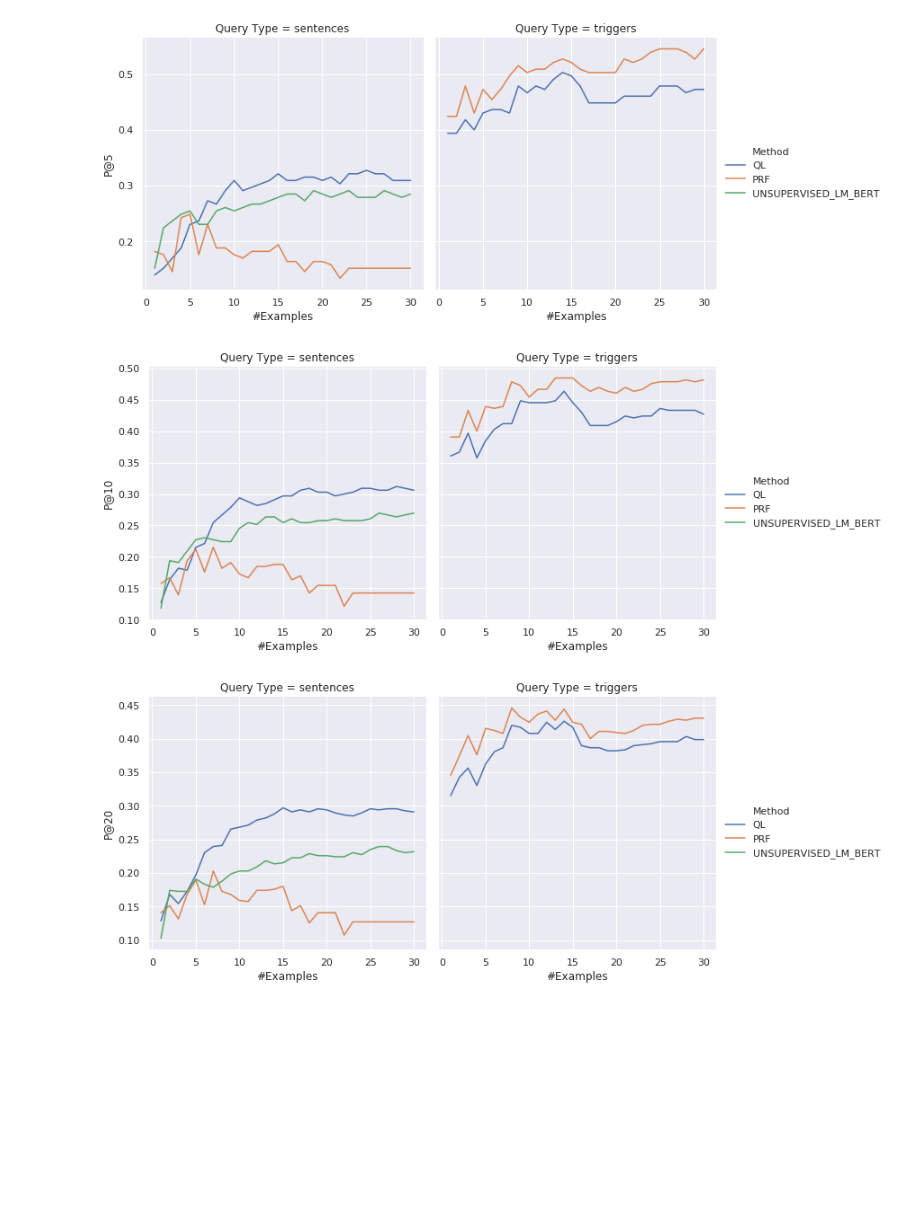
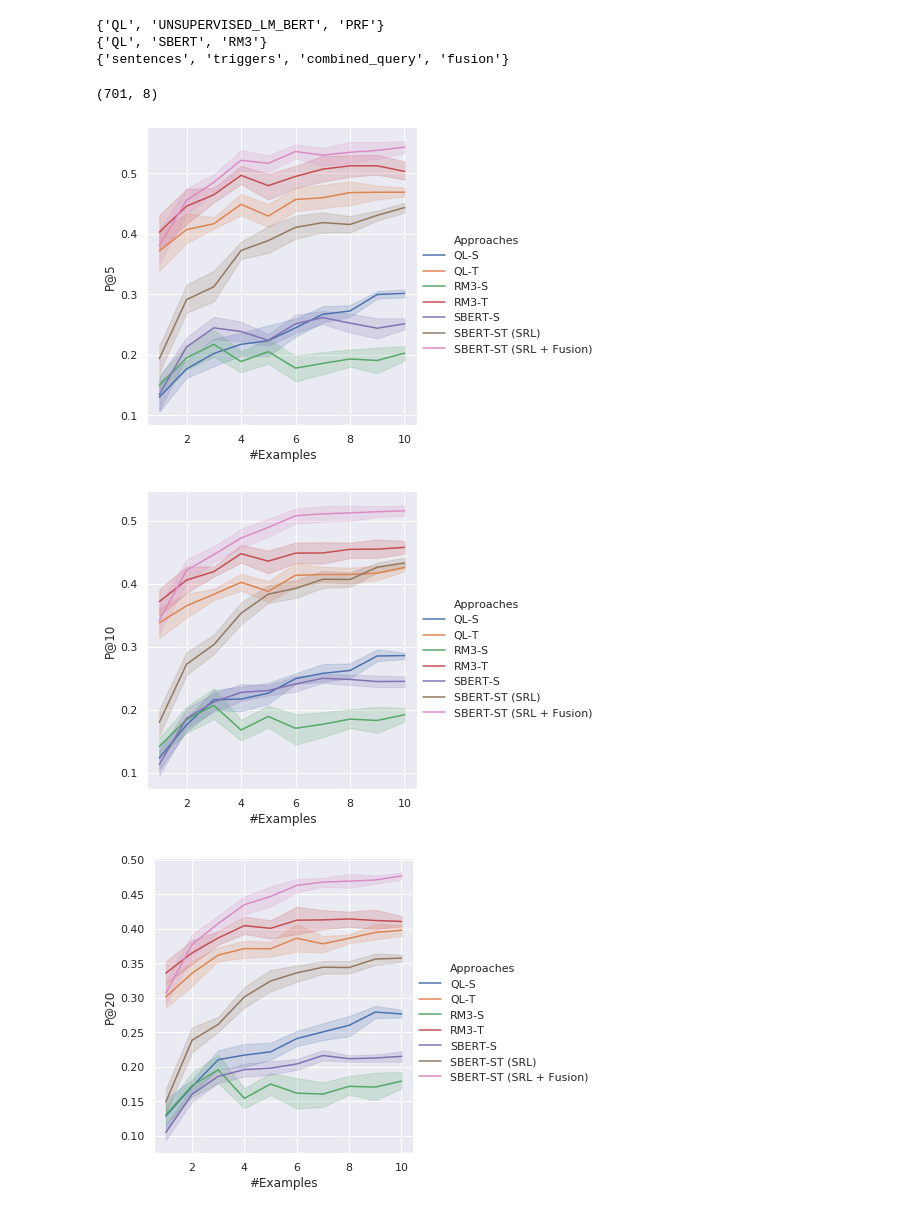
Before and after one commit to sarwar187/multilingual-event-retrieval, a Jupyter notebook: code/result/result_processing.ipynb, the cells around one changed output. Cells and saved outputs as stored; diff of their text form; code cells hidden in the pictures; blank space fills up the shorter version.

```diff
--- a/code/result/result_processing.ipynb
+++ b/code/result/result_processing.ipynb
@@ -27,7 +27,7 @@ src_lang = "chinese"
 trg_lang = "english"
 representations = ["", "", "bert"]
 approaches = ["ql", "prf", "unsupervised_lm"]
-query_types = ["sentences", "triggers", "combined_query"]
+query_types = ["sentences", "triggers", "combined_query", "fusion"]
 df_array = []
 
 for tuple in zip(approaches, representations):
@@ -52,7 +52,7 @@ for tuple in zip(approaches, representations):
         else:
             print(os.path.join(data_directory, trg_lang, "results", "data", src_lang, approach, representation, query_type, "output.res"))
 
-all_df = pd.concat(df_array)
+
 # print(set(df["Query Type"].tolist()))
 # test_df = all_df.loc[all_df["Query Type"] == "triggers"]
 # print(test_df.loc[test_df["Query Type"] == "triggers"])
@@ -61,13 +69,29 @@ Error: Data Science libraries jupyter and notebook are not installed.
+# %%
+all_df = pd.concat(df_array)
+print(set(list(all_df["Method"])))
+all_df['Method'] = all_df['Method'].map({'QL': 'QL','PRF': 'RM3', 'UNSUPERVISED_LM_BERT': "SBERT"})
+print(set(list(all_df["Method"])))
+print(set(list(all_df["Query Type"])))
+
+all_df['Query Type'] = all_df['Query Type'].map({'sentences': '-S','triggers': '-T', 'combined_query': '-ST (SRL)', 'fusion' : '-ST (SRL + Fusion)' })
+all_df["Approaches"] = all_df["Method"] + all_df["Query Type"]
+all_df.shape
+# %% [output]
+{'QL', 'UNSUPERVISED_LM_BERT', 'PRF'}
+{'QL', 'SBERT', 'RM3'}
+{'sentences', 'triggers', 'combined_query', 'fusion'}
+(701, 8)
 # %%
 metric = "P@5"
 #sns_plot = sns.relplot(x="#examples", y=metric, col="query_type", row="method", height=4, kind="line", estimator=None, data=all_df)
 #sns_plot.savefig(os.path.join(data_directory, trg_lang, "results", "figures", src_lang + "_" + metric + "_result.pdf"))
 # %%
 #sns.relplot(x="#Examples", y=metric, height=5, hue="Method", kind="line", data=all_df.loc[all_df["Query Type"]=="triggers"])
+#col = ["P@5", "P@10", "P@20", "mAP"]
 for metric in ["P@5", "P@10", "P@20", "mAP"]:
-    sns.relplot(x="#Examples", y=metric, col= "Query Type", height=5, hue="Method", kind="line", data=all_df)
+    sns_plot = sns.relplot(x="#Examples", y=metric, height=5, hue="Approaches", kind="line", data=all_df)
     sns_plot.savefig(os.path.join(data_directory, trg_lang, "results", "figures", src_lang + "_" + metric + "_result.pdf"))
 # %% [output]
-[figure, old version]
+[figure, new version]
-[figure, old version]
+[figure, new version]
-[figure, old version]
+[figure, new version]
```
Also changed, not shown: parts of 2 cells of this notebook, 12 other files.
